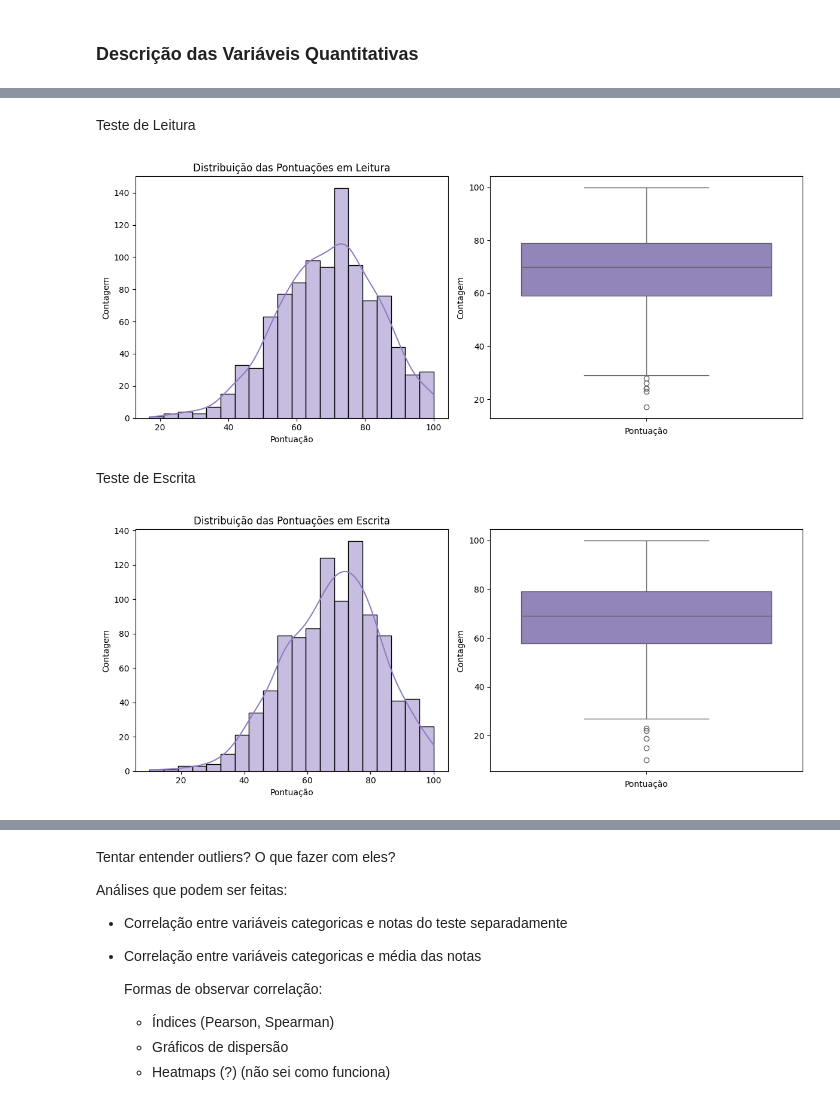
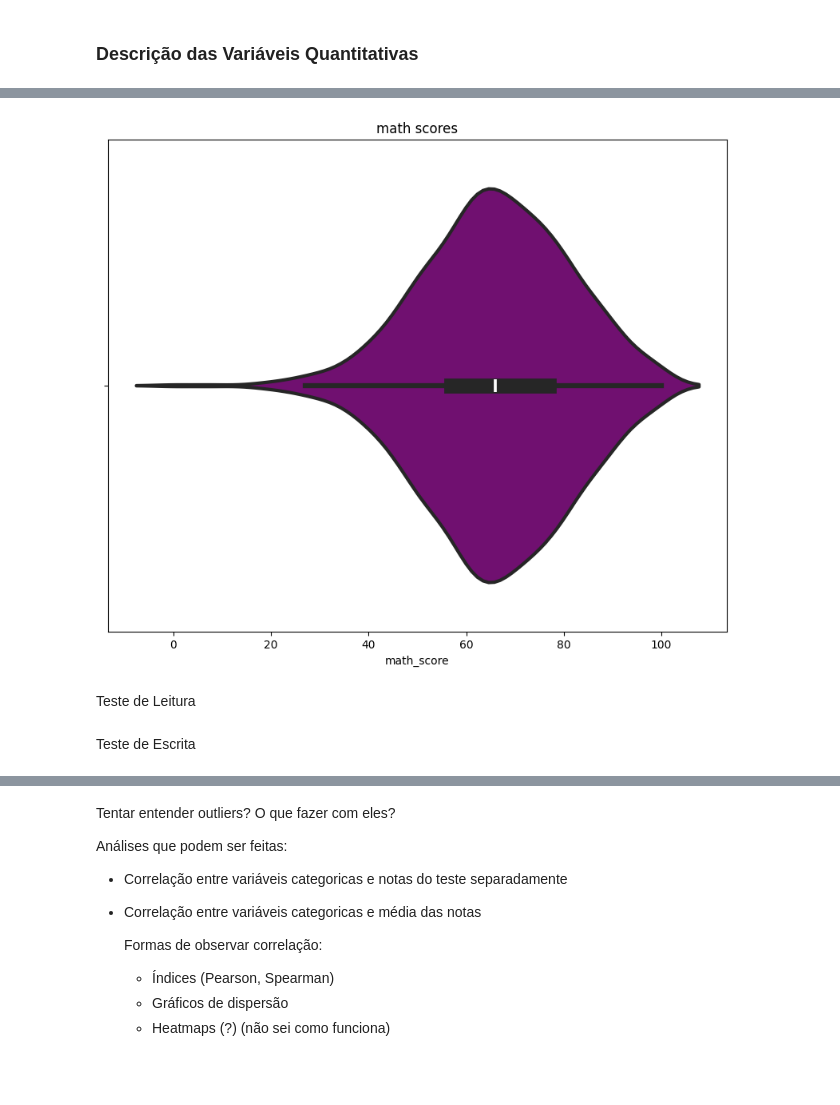
Before and after one commit to tainahguerras/Estatistica-ADA-Santander, a Jupyter notebook: projeto_estatistico.ipynb, the cells around one changed output, grey strips where cells are left out. Drawn from its saved outputs; the diff is of its cells as text; code cells hidden in the pictures; blank space fills up the shorter version.

```diff
--- a/projeto_estatistico.ipynb
+++ b/projeto_estatistico.ipynb
@@ -158,12 +100,11 @@ plt.show()
+# %%
+plt.figure(figsize=(10,8))
+plt.title('math scores')
+sns.violinplot(x='math_score',data=data,color='purple',linewidth=3)
+plt.show()
+# %% [output]
+[figure, added]
 # %% [markdown]
 Teste de Leitura
-# %%
-fns.plot_histogram_boxplot(dados=data['reading_score'], titulo='Distribuição das Pontuações em Leitura', xlabel='Pontuação', ylabel='Contagem')
-# %% [output]
-[figure, removed]
 # %% [markdown]
 Teste de Escrita
-# %%
-fns.plot_histogram_boxplot(dados=data['writing_score'], titulo='Distribuição das Pontuações em Escrita', xlabel='Pontuação', ylabel='Contagem')
-# %% [output]
-[figure, removed]
```
Also changed, not shown: parts of 22 cells of this notebook, 1 other file.
